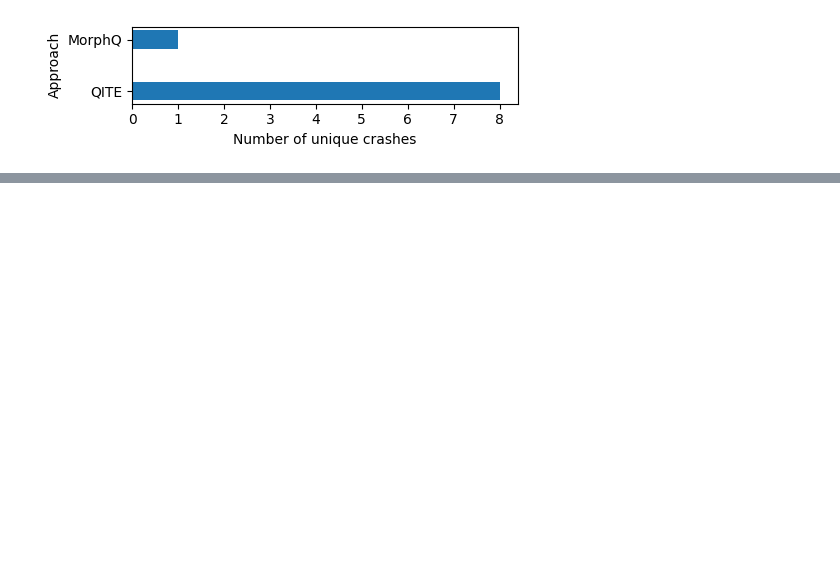
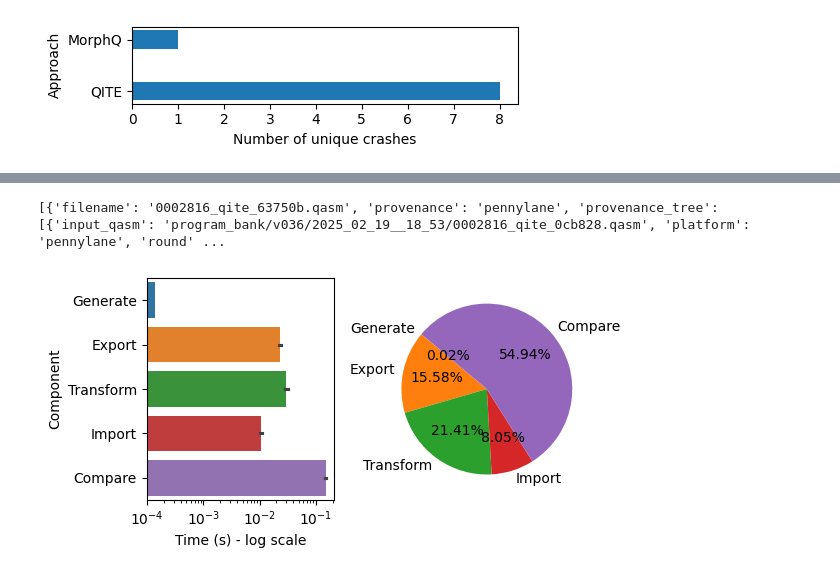
Before and after one commit to sola-st/qite-quantum-platform-testing, a Jupyter notebook: notebooks/023_Coverage.ipynb, the cells around one changed output, grey strips where cells are left out. Drawn from its saved outputs; the diff is of its cells as text; code cells hidden in the pictures; blank space fills up the shorter version.

```diff
--- a/notebooks/023_Coverage.ipynb
+++ b/notebooks/023_Coverage.ipynb
@@ -1079,0 +1154,67 @@ fig_errors.savefig(output_path_errors)
+# %%
+first_non_empty_qasms = all_combined_df[all_combined_df['qasms'].notna(
+)].iloc[0]
+print(first_non_empty_qasms["qasms"])
+# %% [output]
+[{'filename': '0002816_qite_63750b.qasm', 'provenance': 'pennylane', 'provenance_tree': [{'input_qasm': 'program_bank/v036/2025_02_19__18_53/0002816_qite_0cb828.qasm', 'platform': 'pennylane', 'round' ...
+# %%
+import seaborn as sns
+import pandas as pd
+import numpy as np
+
+import matplotlib.pyplot as plt
+# Sum the exporter time, importer time, comparator time, transformation time, and generation time columns
+exporter_time_sum = all_combined_df['exporter_time'].sum()
+importer_time_sum = all_combined_df['importer_time'].sum()
+comparator_time_sum = all_combined_df['comparator_time'].sum()
+transformation_time_sum = all_combined_df['transformation_time'].sum()
+generation_time_sum = all_combined_df['generation_time'].sum()
+
+# if the platform col is not present, use the platforms_compare
+all_combined_df['platform'] = all_combined_df['platform'].fillna(
+    all_combined_df['platforms_compare'])
+
+# Create a pie plot
+fig = plt.figure(figsize=(6, 3))
+grid_spec = fig.add_gridspec(1, 2, width_ratios=[1, 1])
+
+# Pie plot
+ax_pie = fig.add_subplot(grid_spec[0, 1])
+time_sums = [generation_time_sum, exporter_time_sum, transformation_time_sum,
+             importer_time_sum, comparator_time_sum]
+time_labels = ['Generate', 'Export', 'Transform', 'Import', 'Compare']
+ax_pie.pie(time_sums, labels=time_labels, autopct='%1.2f%%', startangle=140)
+# Equal aspect ratio ensures that pie is drawn as a circle.
+ax_pie.axis('equal')
+
+ax_bar = fig.add_subplot(grid_spec[0, 0])
+# keep the time columns and make a row for each
+df_time_melted = all_combined_df.melt(
+    id_vars=['platform'],
+    value_vars=['generation_time', 'exporter_time', 'transformation_time',
+                'importer_time', 'comparator_time'],
+    var_name='Time Type', value_name='Time (s)')
+sns.barplot(
+    data=df_time_melted,
+    x='Time (s)',
+    y='Time Type',
+    hue='Time Type',
+    palette=sns.color_palette("tab10", 5),
+    ax=ax_bar,
+    dodge=False
+)
+ax_bar.set_xscale('log')
+ax_bar.set_xlabel('Time (s) - log scale')
+ax_bar.set_ylabel('Component')
+ax_bar.set_yticks(np.arange(5))
+ax_bar.set_yticklabels(
+    ['Generate', 'Export', 'Transform', 'Import', 'Compare'])
+
+plt.tight_layout()
+plt.show()
+
+# Save the figure as a PDF with a meaningful name
+output_path = os.path.join("images", "time_analysis_pie_bar.pdf")
+fig.savefig(output_path)
+# %% [output]
+[figure, added]
```
Also changed, not shown: parts of 15 cells of this notebook, 6 other files.
